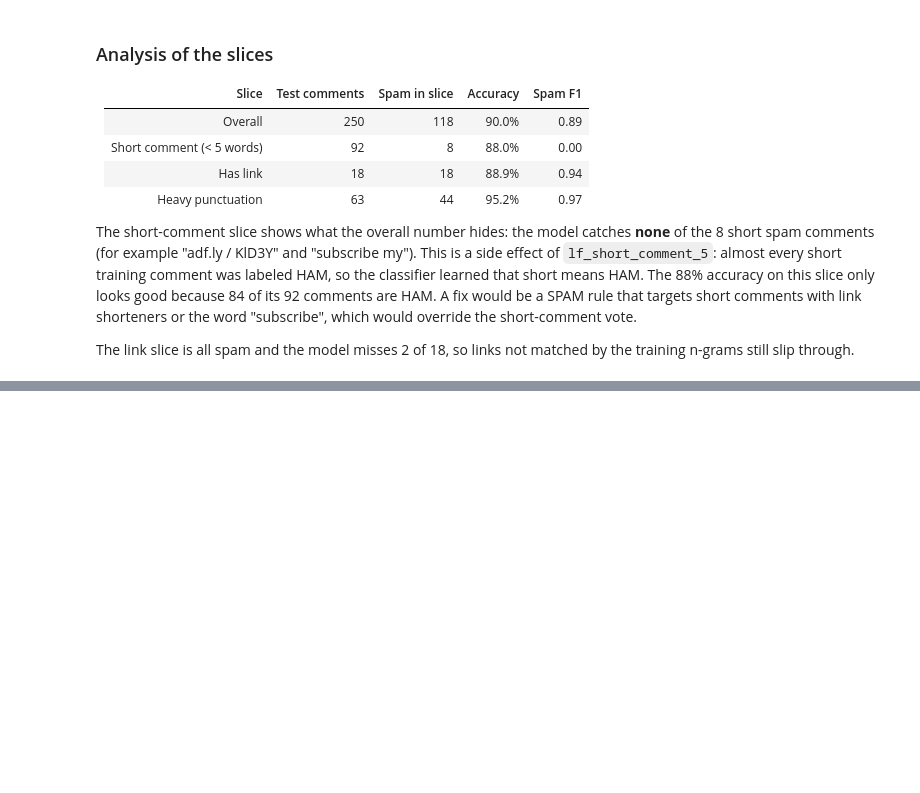
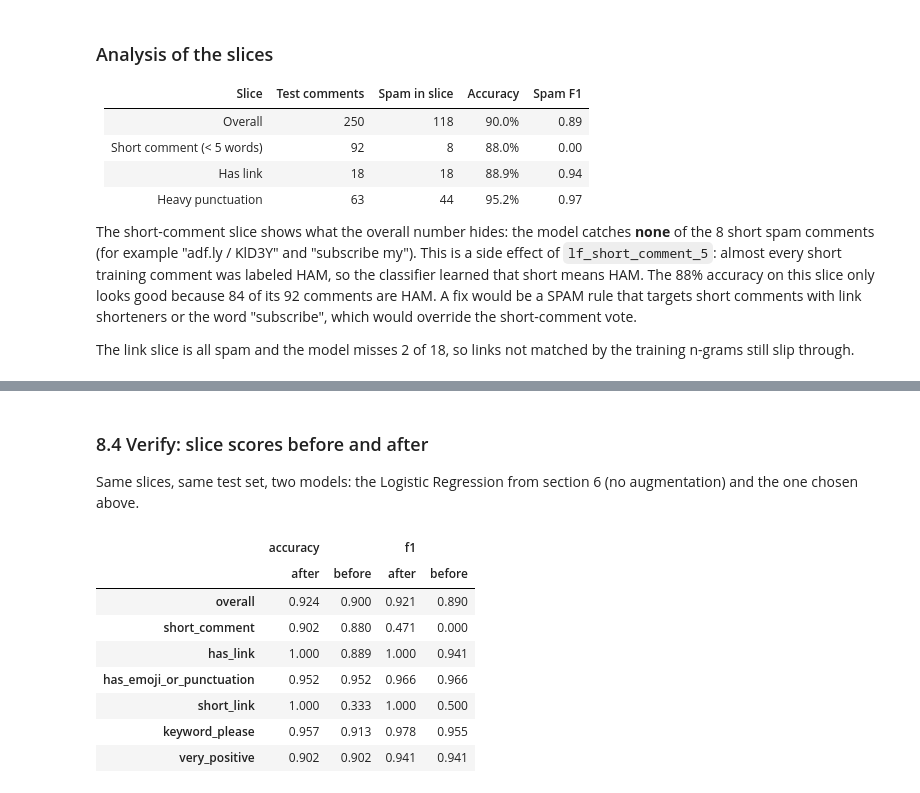
Before and after one commit to ayushvarma7/youtube_spam_labeling_and_classification, a Jupyter notebook: spam_tutorial.ipynb, the cells around one changed output, grey strips where cells are left out. Cells and saved outputs as stored; diff of their text form; code cells hidden in the pictures; blank space fills up the shorter version.

```diff
--- a/spam_tutorial.ipynb
+++ b/spam_tutorial.ipynb
@@ -739,0 +1026,28 @@ The link slice is all spam and the model misses 2 of 18, so links not matched by
+# %% [markdown]
+### 8.4 Verify: slice scores before and after
+
+Same slices, same test set, two models: the Logistic Regression from section 6 (no augmentation) and the one chosen above.
+# %%
+def slice_table(vec, clf):
+    preds = clf.predict(vec.transform(df_test.text.tolist()))
+    return scorer.score_slices(
+        S=S_test_all, golds=Y_test, preds=preds, probs=preds_to_probs(preds, 2), as_dataframe=True
+    ), preds
+
+before, preds_before = slice_table(*aug_models["No augmentation"])
+after, preds_after = slice_table(*aug_models[chosen_name])
+
+comparison = pd.concat(
+    {"before": before, "after": after}, axis=1
+).swaplevel(axis=1).sort_index(axis=1, level=0)
+comparison.round(3)
+# %% [output]
+|  | accuracy |  | f1 |  |
+|  | after | before | after | before |
+| overall | 0.924 | 0.900 | 0.921 | 0.890 |
+| short_comment | 0.902 | 0.880 | 0.471 | 0.000 |
+| has_link | 1.000 | 0.889 | 1.000 | 0.941 |
+| has_emoji_or_punctuation | 0.952 | 0.952 | 0.966 | 0.966 |
+| short_link | 1.000 | 0.333 | 1.000 | 0.500 |
+| keyword_please | 0.957 | 0.913 | 0.978 | 0.955 |
+| very_positive | 0.902 | 0.902 | 0.941 | 0.941 |
```
Also changed, not shown: parts of 18 cells of this notebook, 2 other files.
